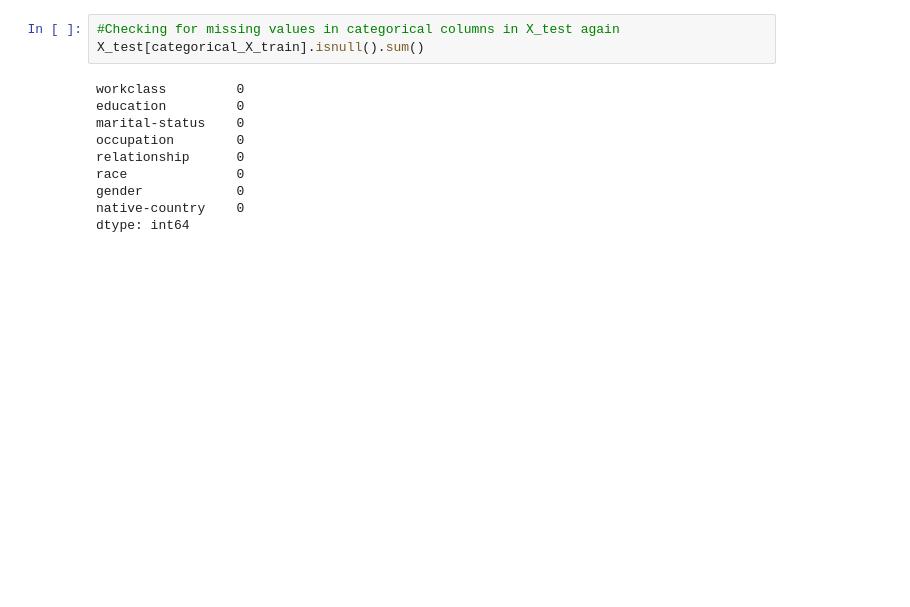
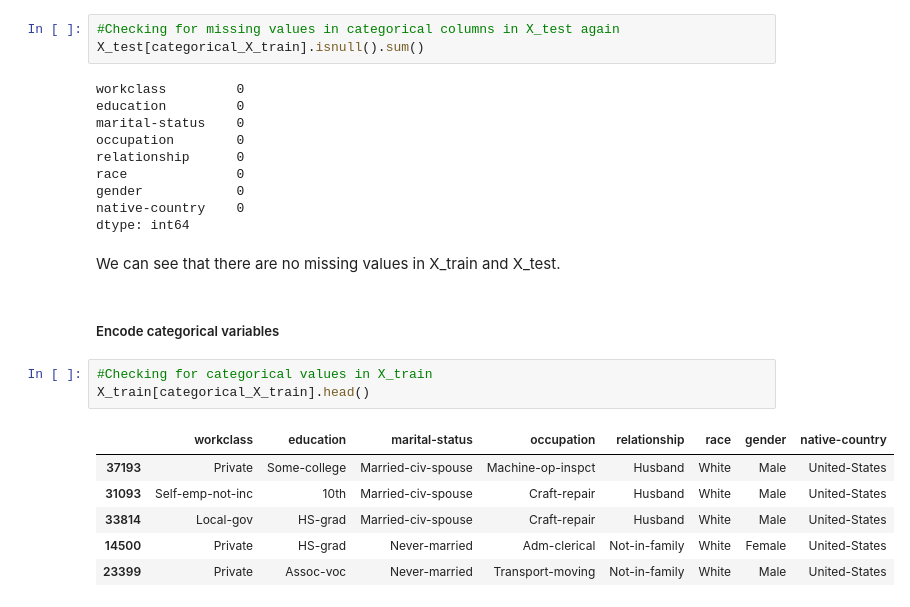
Before and after one commit to lucaskojo02/Adult-Income, a Jupyter notebook: adult_income.ipynb, the cells around one changed output. Saved outputs shown, nothing was run; the diff lists cells and outputs as text; blank space fills up the shorter version.

```diff
--- a/adult_income.ipynb
+++ b/adult_income.ipynb
@@ -547,3 +547,17 @@ race              0
 gender            0
 native-country    0
 dtype: int64
+# %% [markdown]
+We can see that there are no missing values in X_train and X_test.
+# %% [markdown]
+##### Encode categorical variables
+# %%
+#Checking for categorical values in X_train
+X_train[categorical_X_train].head()
+# %% [output]
+|  | workclass | education | marital-status | occupation | relationship | race | gender | native-country |
+| 37193 | Private | Some-college | Married-civ-spouse | Machine-op-inspct | Husband | White | Male | United-States |
+| 31093 | Self-emp-not-inc | 10th | Married-civ-spouse | Craft-repair | Husband | White | Male | United-States |
+| 33814 | Local-gov | HS-grad | Married-civ-spouse | Craft-repair | Husband | White | Male | United-States |
+| 14500 | Private | HS-grad | Never-married | Adm-clerical | Not-in-family | White | Female | United-States |
+| 23399 | Private | Assoc-voc | Never-married | Transport-moving | Not-in-family | White | Male | United-States |
```
Also changed, not shown: parts of 6 cells of this notebook.
